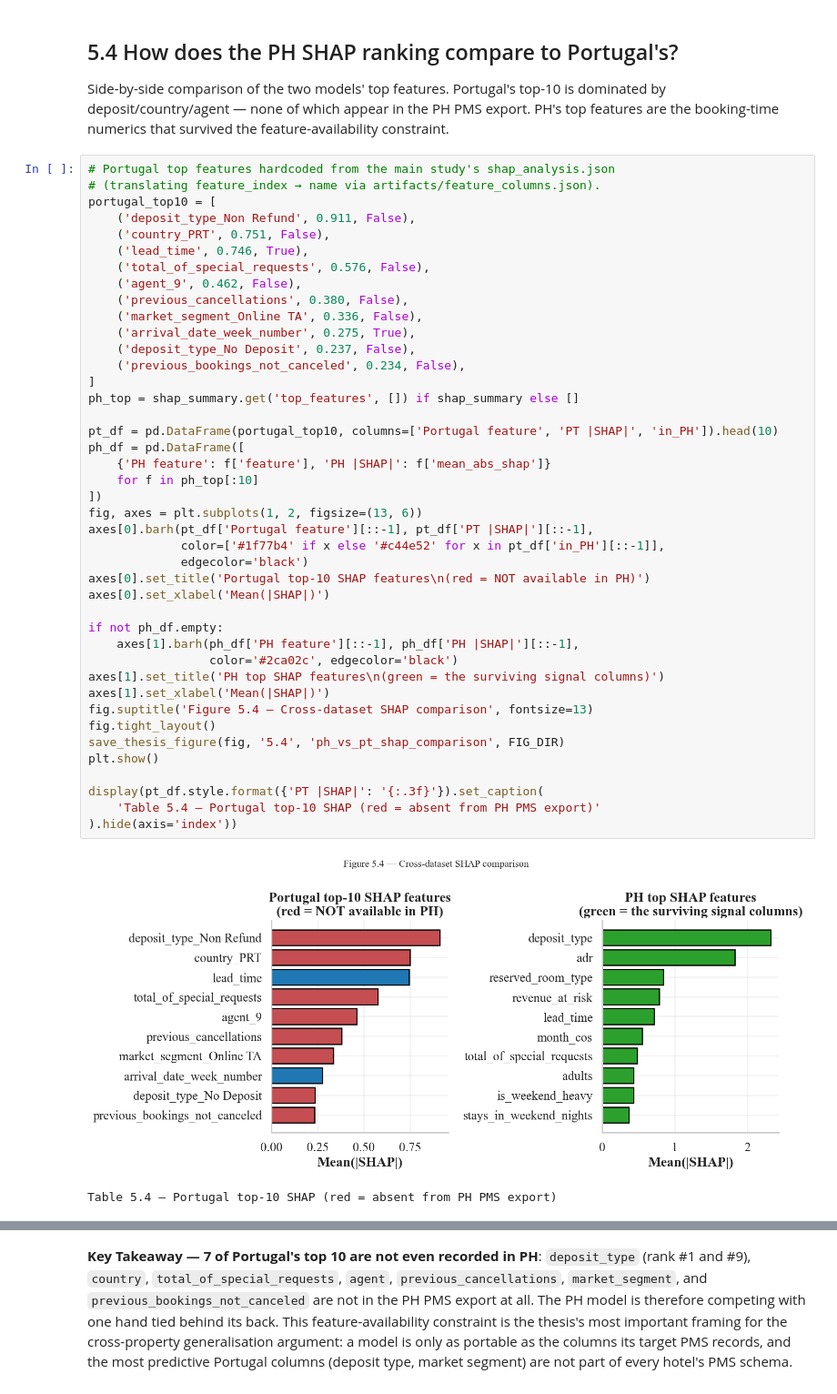
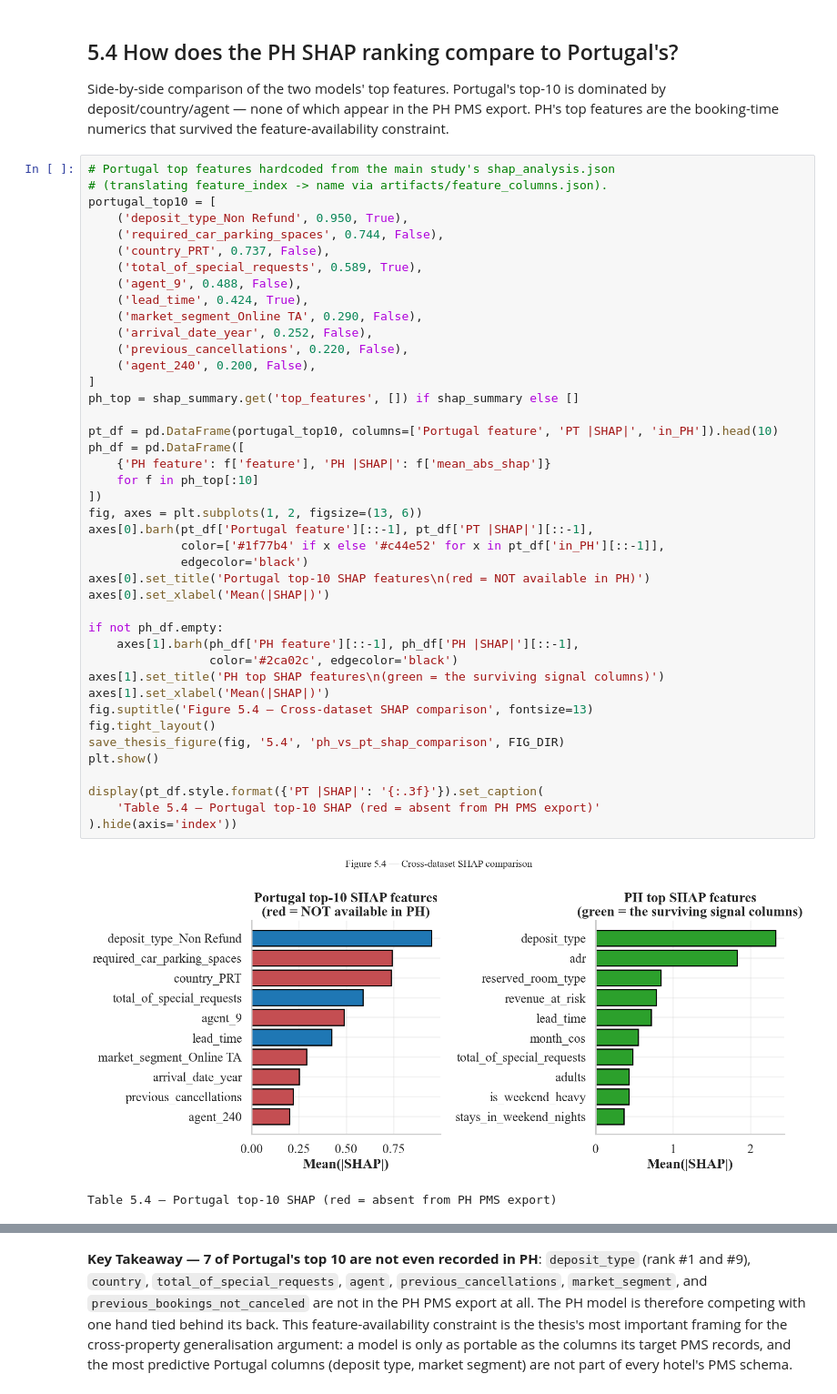
Before and after one commit to Dirkiee09/hotel-cancellation-prediction, a Jupyter notebook: notebooks/ph/05_explainability.ipynb, the cells around one changed output, grey strips where cells are left out. Shown at 91% size. Drawn from its saved outputs; the diff is of its cells as text.

```diff
--- a/notebooks/ph/05_explainability.ipynb
+++ b/notebooks/ph/05_explainability.ipynb
@@ -169,47 +169,47 @@ PMS export. PH's top features are the booking-time numerics that survived
 the feature-availability constraint.
 # %%
 # Portugal top features hardcoded from the main study's shap_analysis.json
-# (translating feature_index → name via artifacts/feature_columns.json).
+# (translating feature_index -> name via artifacts/feature_columns.json).
 portugal_top10 = [
-    ('deposit_type_Non Refund', 0.911, False),
-    ('country_PRT', 0.751, False),
-    ('lead_time', 0.746, True),
-    ('total_of_special_requests', 0.576, False),
-    ('agent_9', 0.462, False),
-    ('previous_cancellations', 0.380, False),
-    ('market_segment_Online TA', 0.336, False),
-    ('arrival_date_week_number', 0.275, True),
-    ('deposit_type_No Deposit', 0.237, False),
-    ('previous_bookings_not_canceled', 0.234, False),
+    ('deposit_type_Non Refund', 0.950, True),
+    ('required_car_parking_spaces', 0.744, False),
+    ('country_PRT', 0.737, False),
+    ('total_of_special_requests', 0.589, True),
+    ('agent_9', 0.488, False),
+    ('lead_time', 0.424, True),
+    ('market_segment_Online TA', 0.290, False),
+    ('arrival_date_year', 0.252, False),
+    ('previous_cancellations', 0.220, False),
+    ('agent_240', 0.200, False),
 ]
 ph_top = shap_summary.get('top_features', []) if shap_summary else []
 
 pt_df = pd.DataFrame(portugal_top10, columns=['Portugal feature', 'PT |SHAP|', 'in_PH']).head(10)
 ph_df = pd.DataFrame([
     {'PH feature': f['feature'], 'PH |SHAP|': f['mean_abs_shap']}
     for f in ph_top[:10]
 ])
 fig, axes = plt.subplots(1, 2, figsize=(13, 6))
 axes[0].barh(pt_df['Portugal feature'][::-1], pt_df['PT |SHAP|'][::-1],
              color=['#1f77b4' if x else '#c44e52' for x in pt_df['in_PH'][::-1]],
              edgecolor='black')
 axes[0].set_title('Portugal top-10 SHAP features\n(red = NOT available in PH)')
 axes[0].set_xlabel('Mean(|SHAP|)')
 
 if not ph_df.empty:
     axes[1].barh(ph_df['PH feature'][::-1], ph_df['PH |SHAP|'][::-1],
                  color='#2ca02c', edgecolor='black')
 axes[1].set_title('PH top SHAP features\n(green = the surviving signal columns)')
 axes[1].set_xlabel('Mean(|SHAP|)')
 fig.suptitle('Figure 5.4 — Cross-dataset SHAP comparison', fontsize=13)
 fig.tight_layout()
 save_thesis_figure(fig, '5.4', 'ph_vs_pt_shap_comparison', FIG_DIR)
 plt.show()
 
 display(pt_df.style.format({'PT |SHAP|': '{:.3f}'}).set_caption(
     'Table 5.4 — Portugal top-10 SHAP (red = absent from PH PMS export)'
 ).hide(axis='index'))
 # %% [output]
-[figure, old version]
+[figure, new version]
 Table 5.4 — Portugal top-10 SHAP (red = absent from PH PMS export)
 | Portugal feature | PT |SHAP| | in_PH |
```
Also changed, not shown: parts of 1 cell of this notebook, 8 other files.
